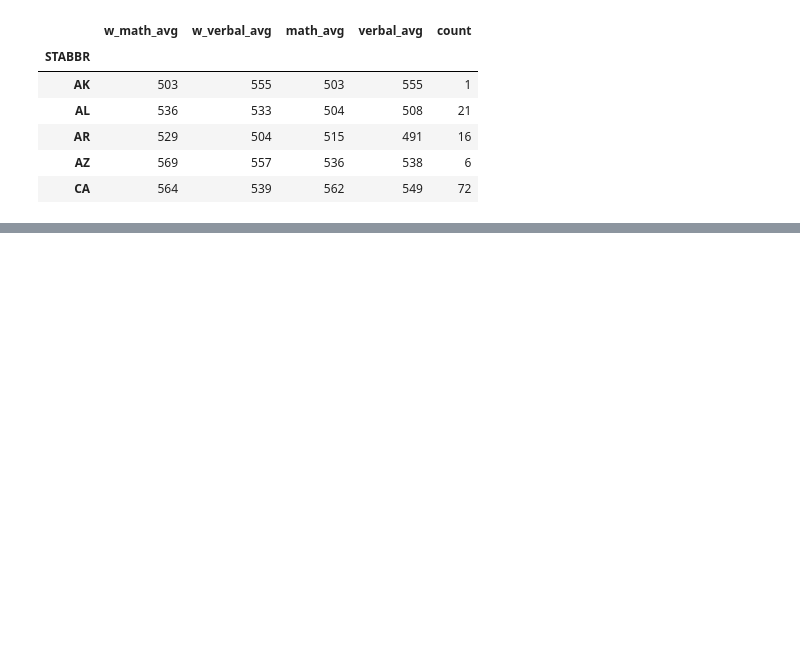
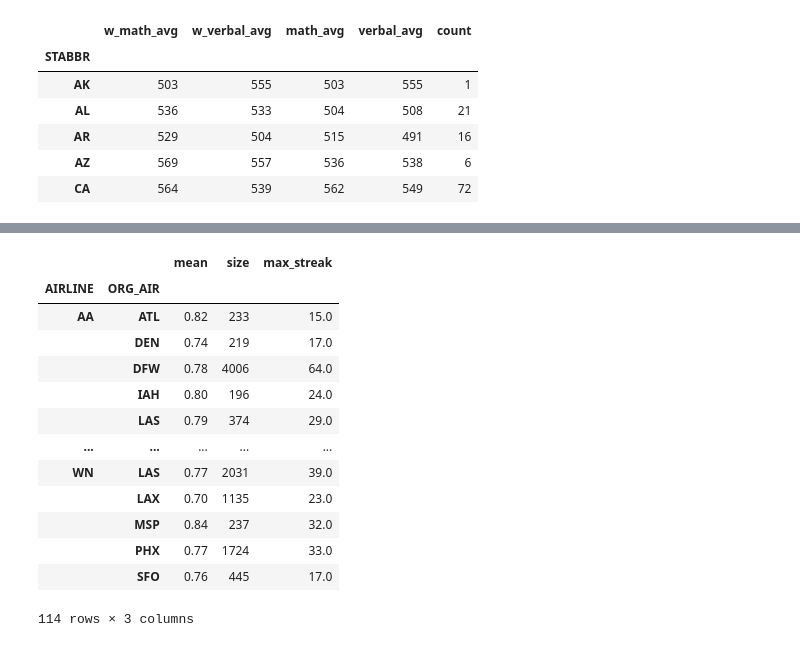
Before and after one commit to minstrel1149/pandas_practice-cookbook1, a Jupyter notebook: pd_cookbook_2_chapter9.ipynb, the cells around one changed output, grey strips where cells are left out. Drawn from its saved outputs; the diff is of its cells as text; code cells hidden in the pictures; blank space fills up the shorter version.

```diff
--- a/pd_cookbook_2_chapter9.ipynb
+++ b/pd_cookbook_2_chapter9.ipynb
@@ -392,0 +484,9 @@ def weighted_average(df):
+# %%
+ser = pd.Series([0, 1, 1, 0, 1, 1, 1, 0])
+s1 = ser.cumsum()
+(s1.mul(ser)
+ .diff()
+ .where(lambda x: x < 0)
+ .fillna(method='ffill')
+ .add(ser.cumsum(), fill_value=0)
+)
@@ -392,0 +503,32 @@ def weighted_average(df):
+# %%
+def max_streak(ser):
+    return (ser.mul(ser.cumsum())
+            .diff()
+            .where(lambda x: x < 0)
+            .fillna(method='ffill')
+            .add(ser.cumsum(), fill_value=0)
+            .max()
+    )
+# %%
+(flights
+ .assign(ON_TIME=flights.loc[:, 'ARR_DELAY'].lt(15).astype('int'))
+ .sort_values(['MONTH', 'DAY', 'SCHED_DEP'])
+ .groupby(['AIRLINE', 'ORG_AIR'])['ON_TIME']
+ .agg(['mean', 'size', max_streak])
+ .round(2)
+)
+# %% [output]
+|  |  | mean | size | max_streak |
+| AIRLINE | ORG_AIR |  |  |  |
+| AA | ATL | 0.82 | 233 | 15.0 |
+|  | DEN | 0.74 | 219 | 17.0 |
+|  | DFW | 0.78 | 4006 | 64.0 |
+|  | IAH | 0.80 | 196 | 24.0 |
+|  | LAS | 0.79 | 374 | 29.0 |
+| ... | ... | ... | ... | ... |
+| WN | LAS | 0.77 | 2031 | 39.0 |
+|  | LAX | 0.70 | 1135 | 23.0 |
+|  | MSP | 0.84 | 237 | 32.0 |
+|  | PHX | 0.77 | 1724 | 33.0 |
+|  | SFO | 0.76 | 445 | 17.0 |
+114 rows × 3 columns
```
Also changed, not shown: parts of 6 cells of this notebook, 1 other file.
